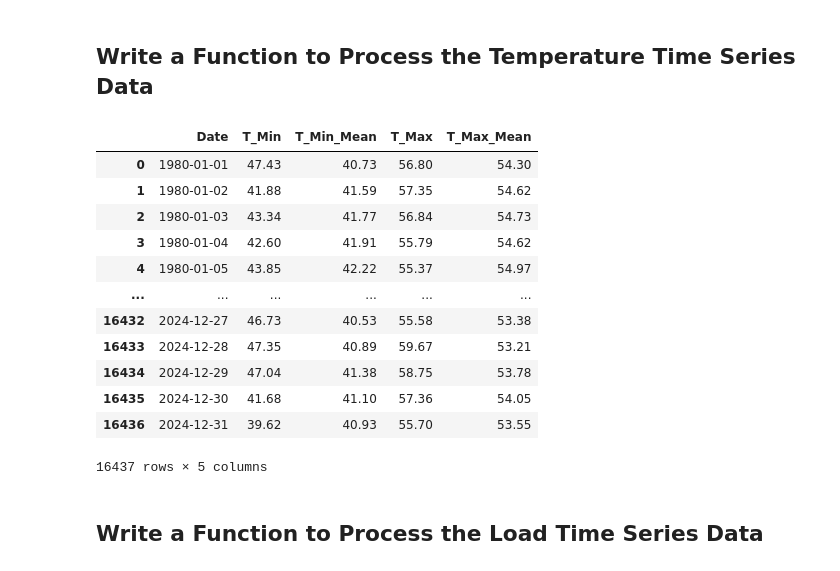
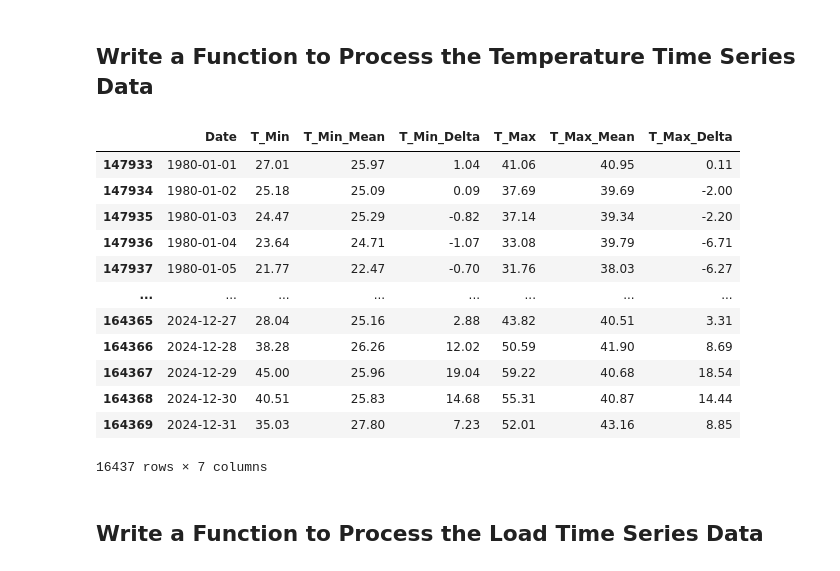
Before and after one commit to cdburley/gdo_climate_toolsuite_visualizations, a Jupyter notebook: notebooks/plot_event_time_series.ipynb, the cells around one changed output. Cells and saved outputs as stored; diff of their text form; code cells hidden in the pictures.

```diff
--- a/notebooks/plot_event_time_series.ipynb
+++ b/notebooks/plot_event_time_series.ipynb
@@ -37,30 +38,34 @@ def process_temperature_time_series(temp_data_dir: str, region: str):
     subset_df['T_Min_Mean'] = subset_df.groupby('DoY')['T_Min'].transform('mean').round(2)
     subset_df['T_Max_Mean'] = subset_df.groupby('DoY')['T_Max'].transform('mean').round(2)
 
+    # Calculate the temperature anomalies:
+    subset_df['T_Min_Delta'] = subset_df['T_Min'] - subset_df['T_Min_Mean']
+    subset_df['T_Max_Delta'] = subset_df['T_Max'] - subset_df['T_Max_Mean']
+
     # Only keep the columns we need:
-    output_df = subset_df[['Date','T_Min','T_Min_Mean','T_Max','T_Max_Mean']].copy()
+    output_df = subset_df[['Date','T_Min','T_Min_Mean','T_Min_Delta','T_Max','T_Max_Mean','T_Max_Delta']].copy()
 
     return output_df
 # %%
 # Test the function:
 temp_df = process_temperature_time_series(temp_data_dir = temp_data_dir,
-                                          region = 'CA')
+                                          region = 'PJM')
 
 temp_df
 # %% [output]
-|  | Date | T_Min | T_Min_Mean | T_Max | T_Max_Mean |
-| 0 | 1980-01-01 | 47.43 | 40.73 | 56.80 | 54.30 |
-| 1 | 1980-01-02 | 41.88 | 41.59 | 57.35 | 54.62 |
-| 2 | 1980-01-03 | 43.34 | 41.77 | 56.84 | 54.73 |
-| 3 | 1980-01-04 | 42.60 | 41.91 | 55.79 | 54.62 |
-| 4 | 1980-01-05 | 43.85 | 42.22 | 55.37 | 54.97 |
-| ... | ... | ... | ... | ... | ... |
-| 16432 | 2024-12-27 | 46.73 | 40.53 | 55.58 | 53.38 |
-| 16433 | 2024-12-28 | 47.35 | 40.89 | 59.67 | 53.21 |
-| 16434 | 2024-12-29 | 47.04 | 41.38 | 58.75 | 53.78 |
-| 16435 | 2024-12-30 | 41.68 | 41.10 | 57.36 | 54.05 |
-| 16436 | 2024-12-31 | 39.62 | 40.93 | 55.70 | 53.55 |
+|  | Date | T_Min | T_Min_Mean | T_Min_Delta | T_Max | T_Max_Mean | T_Max_Delta |
+| 147933 | 1980-01-01 | 27.01 | 25.97 | 1.04 | 41.06 | 40.95 | 0.11 |
+| 147934 | 1980-01-02 | 25.18 | 25.09 | 0.09 | 37.69 | 39.69 | -2.00 |
+| 147935 | 1980-01-03 | 24.47 | 25.29 | -0.82 | 37.14 | 39.34 | -2.20 |
+| 147936 | 1980-01-04 | 23.64 | 24.71 | -1.07 | 33.08 | 39.79 | -6.71 |
+| 147937 | 1980-01-05 | 21.77 | 22.47 | -0.70 | 31.76 | 38.03 | -6.27 |
+| ... | ... | ... | ... | ... | ... | ... | ... |
+| 164365 | 2024-12-27 | 28.04 | 25.16 | 2.88 | 43.82 | 40.51 | 3.31 |
+| 164366 | 2024-12-28 | 38.28 | 26.26 | 12.02 | 50.59 | 41.90 | 8.69 |
+| 164367 | 2024-12-29 | 45.00 | 25.96 | 19.04 | 59.22 | 40.68 | 18.54 |
+| 164368 | 2024-12-30 | 40.51 | 25.83 | 14.68 | 55.31 | 40.87 | 14.44 |
+| 164369 | 2024-12-31 | 35.03 | 27.80 | 7.23 | 52.01 | 43.16 | 8.85 |
-16437 rows × 5 columns
+16437 rows × 7 columns
 # %% [markdown]
 ## Write a Function to Process the Load Time Series Data
 # %%
```
Also changed, not shown: parts of 9 cells of this notebook, 1 other file.
